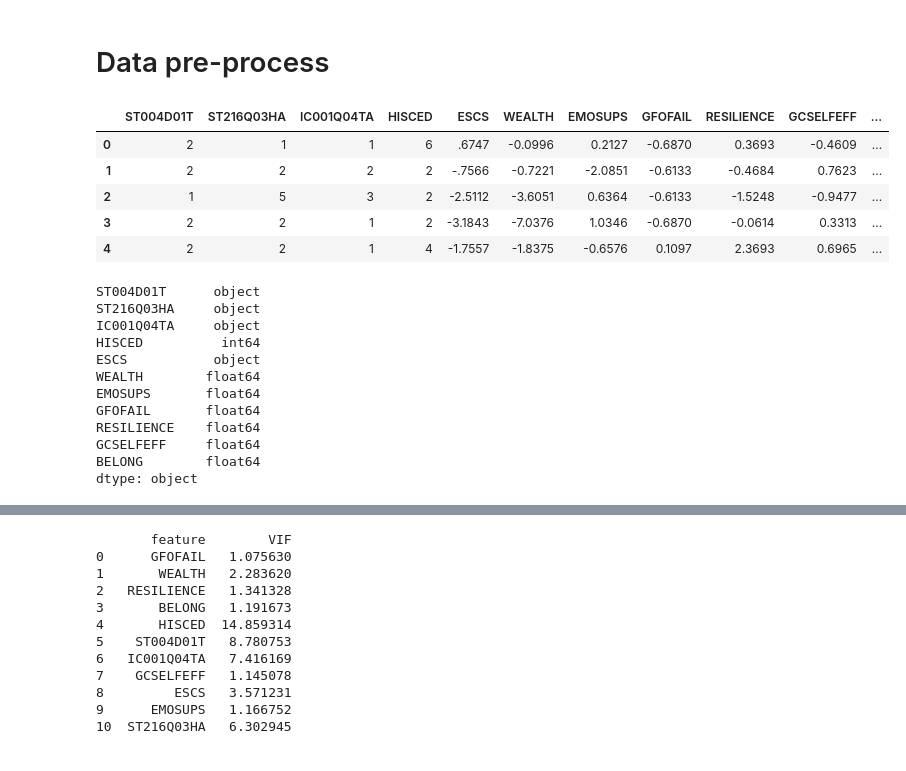
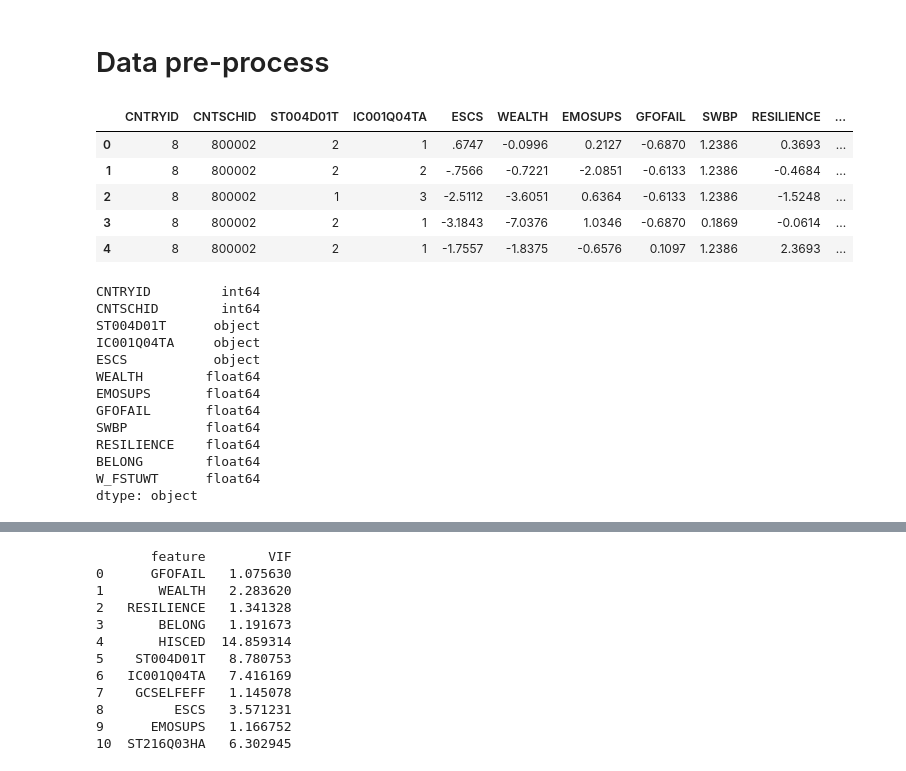
Before and after one commit to LangqingZou/Math-509, a Jupyter notebook: preprocess.ipynb, the cells around one changed output, grey strips where cells are left out. Cells and saved outputs as stored; diff of their text form; code cells hidden in the pictures.

```diff
--- a/preprocess.ipynb
+++ b/preprocess.ipynb
@@ -22,13 +23,14 @@ from sklearn.model_selection import cross_val_score
 # %% [markdown]
 # Data pre-process
 # %%
-columns = ['GFOFAIL','WEALTH','RESILIENCE','BELONG','HISCED','ST004D01T','IC001Q04TA','GCSELFEFF','ESCS','EMOSUPS','ST216Q03HA']
+columns = ['CNTRYID','CNTSCHID','GFOFAIL','WEALTH','RESILIENCE','BELONG','SWBP','ST004D01T','IC001Q04TA','ESCS','EMOSUPS','SWBP','W_FSTUWT']
 data = pd.read_csv('drive/MyDrive/Math_509_Project/CY07_MSU_STU_QQQ.csv',usecols=columns)
+# weight = pd.read_csv('drive/MyDrive/Math_509_Project/CY07_MSU_STU_QQQ.csv',usecols=['W_FSTUWT'])
 data.head()
 # %% [output]
-|  | ST004D01T | ST216Q03HA | IC001Q04TA | HISCED | ESCS | WEALTH | EMOSUPS | GFOFAIL | RESILIENCE | GCSELFEFF | ... |
-| 0 | 2 | 1 | 1 | 6 | .6747 | -0.0996 | 0.2127 | -0.6870 | 0.3693 | -0.4609 | ... |
-| 1 | 2 | 2 | 2 | 2 | -.7566 | -0.7221 | -2.0851 | -0.6133 | -0.4684 | 0.7623 | ... |
-| 2 | 1 | 5 | 3 | 2 | -2.5112 | -3.6051 | 0.6364 | -0.6133 | -1.5248 | -0.9477 | ... |
-| 3 | 2 | 2 | 1 | 2 | -3.1843 | -7.0376 | 1.0346 | -0.6870 | -0.0614 | 0.3313 | ... |
-| 4 | 2 | 2 | 1 | 4 | -1.7557 | -1.8375 | -0.6576 | 0.1097 | 2.3693 | 0.6965 | ... |
+|  | CNTRYID | CNTSCHID | ST004D01T | IC001Q04TA | ESCS | WEALTH | EMOSUPS | GFOFAIL | SWBP | RESILIENCE | ... |
+| 0 | 8 | 800002 | 2 | 1 | .6747 | -0.0996 | 0.2127 | -0.6870 | 1.2386 | 0.3693 | ... |
+| 1 | 8 | 800002 | 2 | 2 | -.7566 | -0.7221 | -2.0851 | -0.6133 | 1.2386 | -0.4684 | ... |
+| 2 | 8 | 800002 | 1 | 3 | -2.5112 | -3.6051 | 0.6364 | -0.6133 | 1.2386 | -1.5248 | ... |
+| 3 | 8 | 800002 | 2 | 1 | -3.1843 | -7.0376 | 1.0346 | -0.6870 | 0.1869 | -0.0614 | ... |
+| 4 | 8 | 800002 | 2 | 1 | -1.7557 | -1.8375 | -0.6576 | 0.1097 | 1.2386 | 2.3693 | ... |
@@ -35,15 +40,16 @@ data.head()
 # %%
 data.dtypes
 # %% [output]
+CNTRYID         int64
+CNTSCHID        int64
 ST004D01T      object
-ST216Q03HA     object
 IC001Q04TA     object
-HISCED          int64
 ESCS           object
 WEALTH        float64
 EMOSUPS       float64
 GFOFAIL       float64
+SWBP          float64
 RESILIENCE    float64
-GCSELFEFF     float64
 BELONG        float64
+W_FSTUWT      float64
 dtype: object
```
Also changed, not shown: parts of 35 cells of this notebook.
